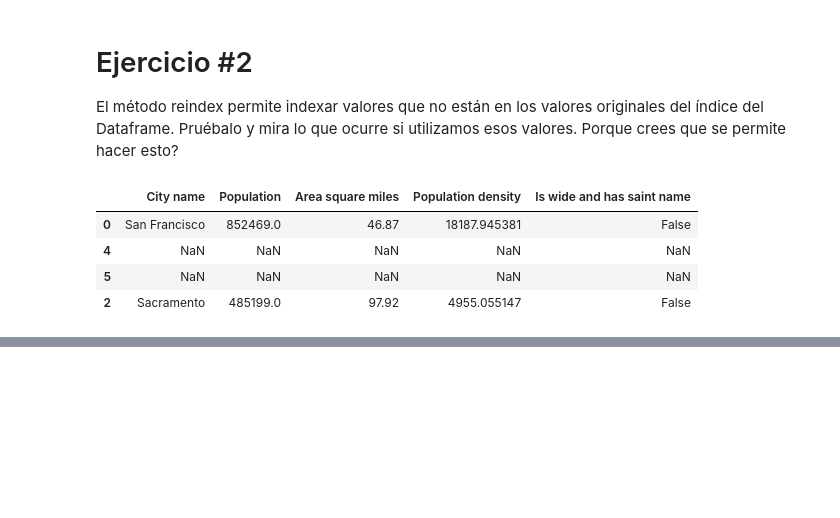
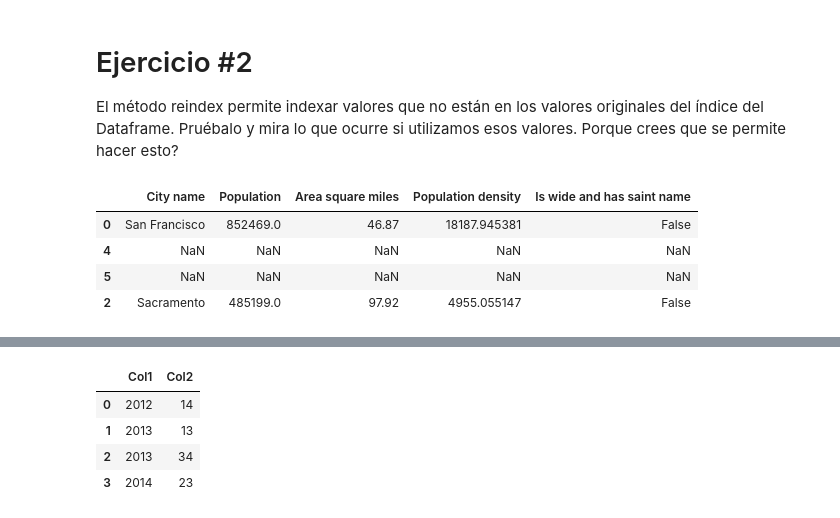
Before and after one commit to antoniosql/Intro-Python, a Jupyter notebook: Notebooks/02_01_Repaso Basico Pandas.ipynb, the cells around one changed output, grey strips where cells are left out. Saved outputs shown, nothing was run; the diff lists cells and outputs as text; code cells hidden in the pictures; blank space fills up the shorter version.

```diff
--- a/Notebooks/02_01_Repaso Basico Pandas.ipynb
+++ b/Notebooks/02_01_Repaso Basico Pandas.ipynb
@@ -136,0 +204,9 @@ cities.reindex([0, 4, 5, 2])
+# %%
+df.drop("Col3", axis=1, inplace=True)
+df
+# %% [output]
+|  | Col1 | Col2 |
+| 0 | 2012 | 14 |
+| 1 | 2013 | 13 |
+| 2 | 2013 | 34 |
+| 3 | 2014 | 23 |
```
Also changed, not shown: parts of 11 cells of this notebook, 12 other files.
